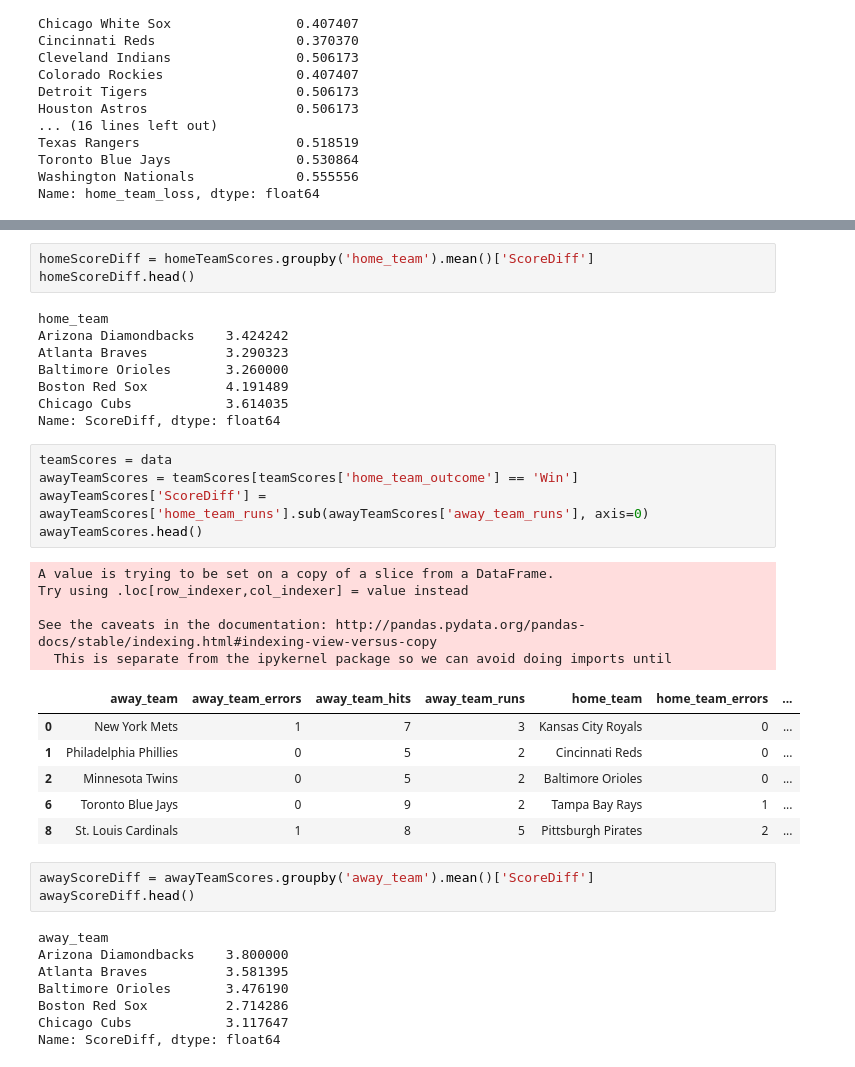
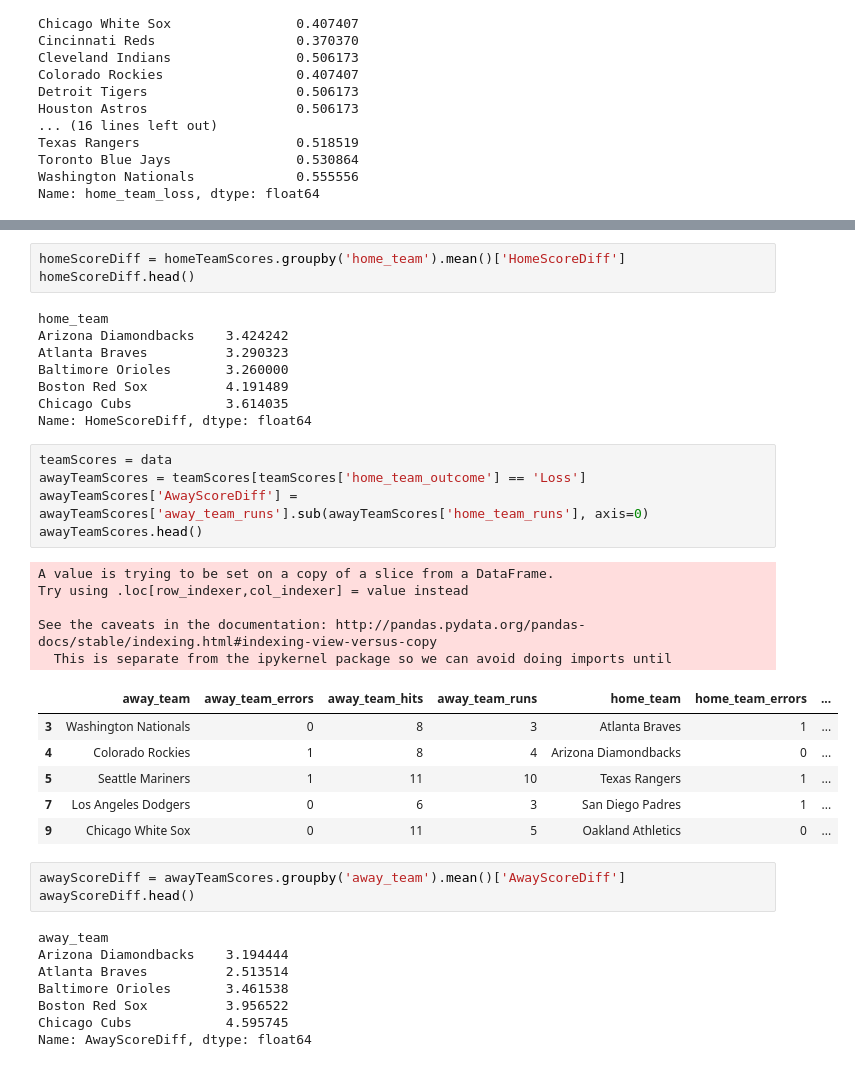
Before and after one commit to bsuwirjo/cogs108FinalProject, a Jupyter notebook: Baseball.ipynb, the cells around one changed output, grey strips where cells are left out. Cells and saved outputs as stored; diff of their text form.

```diff
--- a/Baseball.ipynb
+++ b/Baseball.ipynb
@@ -147,7 +147,7 @@ See the caveats in the documentation: http://pandas.pydata.org/pandas-docs/stabl
 | 6 | Toronto Blue Jays | 0 | 9 | 2 | Tampa Bay Rays | 1 | ... |
 | 8 | St. Louis Cardinals | 1 | 8 | 5 | Pittsburgh Pirates | 2 | ... |
 # %%
-homeScoreDiff = homeTeamScores.groupby('home_team').mean()['ScoreDiff']
+homeScoreDiff = homeTeamScores.groupby('home_team').mean()['HomeScoreDiff']
 homeScoreDiff.head()
 # %% [output]
 home_team
@@ -156,35 +156,35 @@ Atlanta Braves          3.290323
 Baltimore Orioles       3.260000
 Boston Red Sox          4.191489
 Chicago Cubs            3.614035
-Name: ScoreDiff, dtype: float64
+Name: HomeScoreDiff, dtype: float64
 # %%
 teamScores = data
-awayTeamScores = teamScores[teamScores['home_team_outcome'] == 'Win']
-awayTeamScores['ScoreDiff'] = awayTeamScores['home_team_runs'].sub(awayTeamScores['away_team_runs'], axis=0)
+awayTeamScores = teamScores[teamScores['home_team_outcome'] == 'Loss']
+awayTeamScores['AwayScoreDiff'] = awayTeamScores['away_team_runs'].sub(awayTeamScores['home_team_runs'], axis=0)
 awayTeamScores.head()
 # %% [output]
 A value is trying to be set on a copy of a slice from a DataFrame.
 Try using .loc[row_indexer,col_indexer] = value instead
 
 See the caveats in the documentation: http://pandas.pydata.org/pandas-docs/stable/indexing.html#indexing-view-versus-copy
   This is separate from the ipykernel package so we can avoid doing imports until
 |  | away_team | away_team_errors | away_team_hits | away_team_runs | home_team | home_team_errors | ... |
-| 0 | New York Mets | 1 | 7 | 3 | Kansas City Royals | 0 | ... |
-| 1 | Philadelphia Phillies | 0 | 5 | 2 | Cincinnati Reds | 0 | ... |
-| 2 | Minnesota Twins | 0 | 5 | 2 | Baltimore Orioles | 0 | ... |
-| 6 | Toronto Blue Jays | 0 | 9 | 2 | Tampa Bay Rays | 1 | ... |
-| 8 | St. Louis Cardinals | 1 | 8 | 5 | Pittsburgh Pirates | 2 | ... |
+| 3 | Washington Nationals | 0 | 8 | 3 | Atlanta Braves | 1 | ... |
+| 4 | Colorado Rockies | 1 | 8 | 4 | Arizona Diamondbacks | 0 | ... |
+| 5 | Seattle Mariners | 1 | 11 | 10 | Texas Rangers | 1 | ... |
+| 7 | Los Angeles Dodgers | 0 | 6 | 3 | San Diego Padres | 1 | ... |
+| 9 | Chicago White Sox | 0 | 11 | 5 | Oakland Athletics | 0 | ... |
 # %%
-awayScoreDiff = awayTeamScores.groupby('away_team').mean()['ScoreDiff']
+awayScoreDiff = awayTeamScores.groupby('away_team').mean()['AwayScoreDiff']
 awayScoreDiff.head()
 # %% [output]
 away_team
-Arizona Diamondbacks    3.800000
-Atlanta Braves          3.581395
-Baltimore Orioles       3.476190
-Boston Red Sox          2.714286
-Chicago Cubs            3.117647
-Name: ScoreDiff, dtype: float64
+Arizona Diamondbacks    3.194444
+Atlanta Braves          2.513514
+Baltimore Orioles       3.461538
+Boston Red Sox          3.956522
+Chicago Cubs            4.595745
+Name: AwayScoreDiff, dtype: float64
 # %%
 scoreDiff = pd.concat([homeScoreDiff, awayScoreDiff], sort=True, axis = 1)
 scoreDiff
```
Also changed, not shown: parts of 3 cells of this notebook.
